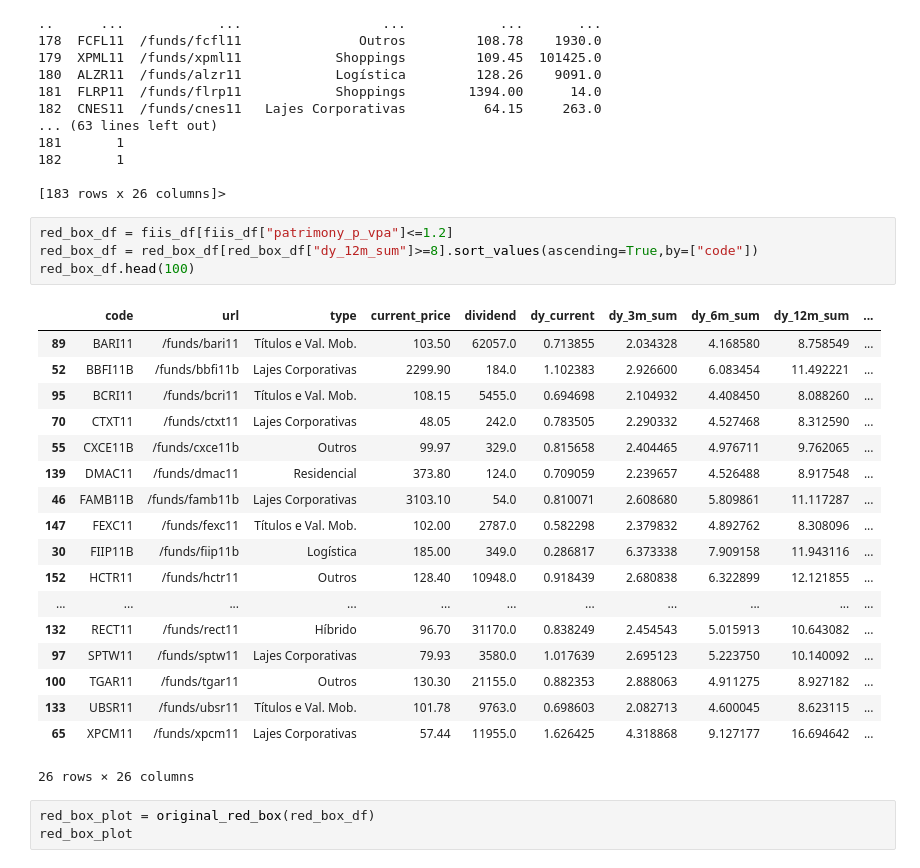
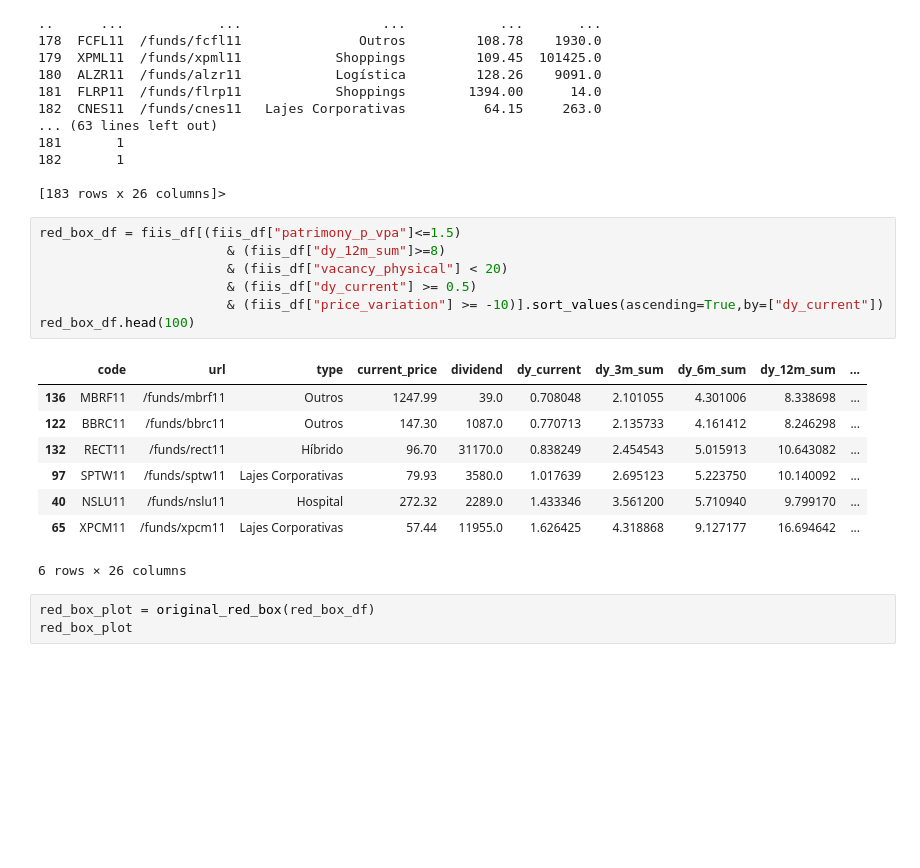
Before and after one commit to lmassaoy/monitor-fiis, a Jupyter notebook: data_analysis/devops/volume/notebooks/Monitor.ipynb, the cells around one changed output. Cells and saved outputs as stored; diff of their text form; blank space fills up the shorter version.

```diff
--- a/data_analysis/devops/volume/notebooks/Monitor.ipynb
+++ b/data_analysis/devops/volume/notebooks/Monitor.ipynb
@@ -234,28 +234,21 @@ fiis_df.describe
 
 [183 rows x 26 columns]>
 # %%
-red_box_df = fiis_df[fiis_df["patrimony_p_vpa"]<=1.2]
-red_box_df = red_box_df[red_box_df["dy_12m_sum"]>=8].sort_values(ascending=True,by=["code"])
+red_box_df = fiis_df[(fiis_df["patrimony_p_vpa"]<=1.5)
+                        & (fiis_df["dy_12m_sum"]>=8)
+                        & (fiis_df["vacancy_physical"] < 20)
+                        & (fiis_df["dy_current"] >= 0.5)
+                        & (fiis_df["price_variation"] >= -10)].sort_values(ascending=True,by=["dy_current"])
 red_box_df.head(100)
 # %% [output]
 |  | code | url | type | current_price | dividend | dy_current | dy_3m_sum | dy_6m_sum | dy_12m_sum | ... |
-| 89 | BARI11 | /funds/bari11 | Títulos e Val. Mob. | 103.50 | 62057.0 | 0.713855 | 2.034328 | 4.168580 | 8.758549 | ... |
-| 52 | BBFI11B | /funds/bbfi11b | Lajes Corporativas | 2299.90 | 184.0 | 1.102383 | 2.926600 | 6.083454 | 11.492221 | ... |
-| 95 | BCRI11 | /funds/bcri11 | Títulos e Val. Mob. | 108.15 | 5455.0 | 0.694698 | 2.104932 | 4.408450 | 8.088260 | ... |
-| 70 | CTXT11 | /funds/ctxt11 | Lajes Corporativas | 48.05 | 242.0 | 0.783505 | 2.290332 | 4.527468 | 8.312590 | ... |
-| 55 | CXCE11B | /funds/cxce11b | Outros | 99.97 | 329.0 | 0.815658 | 2.404465 | 4.976711 | 9.762065 | ... |
-| 139 | DMAC11 | /funds/dmac11 | Residencial | 373.80 | 124.0 | 0.709059 | 2.239657 | 4.526488 | 8.917548 | ... |
-| 46 | FAMB11B | /funds/famb11b | Lajes Corporativas | 3103.10 | 54.0 | 0.810071 | 2.608680 | 5.809861 | 11.117287 | ... |
-| 147 | FEXC11 | /funds/fexc11 | Títulos e Val. Mob. | 102.00 | 2787.0 | 0.582298 | 2.379832 | 4.892762 | 8.308096 | ... |
-| 30 | FIIP11B | /funds/fiip11b | Logística | 185.00 | 349.0 | 0.286817 | 6.373338 | 7.909158 | 11.943116 | ... |
-| 152 | HCTR11 | /funds/hctr11 | Outros | 128.40 | 10948.0 | 0.918439 | 2.680838 | 6.322899 | 12.121855 | ... |
-| ... | ... | ... | ... | ... | ... | ... | ... | ... | ... | ... |
+| 136 | MBRF11 | /funds/mbrf11 | Outros | 1247.99 | 39.0 | 0.708048 | 2.101055 | 4.301006 | 8.338698 | ... |
+| 122 | BBRC11 | /funds/bbrc11 | Outros | 147.30 | 1087.0 | 0.770713 | 2.135733 | 4.161412 | 8.246298 | ... |
 | 132 | RECT11 | /funds/rect11 | Híbrido | 96.70 | 31170.0 | 0.838249 | 2.454543 | 5.015913 | 10.643082 | ... |
 | 97 | SPTW11 | /funds/sptw11 | Lajes Corporativas | 79.93 | 3580.0 | 1.017639 | 2.695123 | 5.223750 | 10.140092 | ... |
-| 100 | TGAR11 | /funds/tgar11 | Outros | 130.30 | 21155.0 | 0.882353 | 2.888063 | 4.911275 | 8.927182 | ... |
-| 133 | UBSR11 | /funds/ubsr11 | Títulos e Val. Mob. | 101.78 | 9763.0 | 0.698603 | 2.082713 | 4.600045 | 8.623115 | ... |
+| 40 | NSLU11 | /funds/nslu11 | Hospital | 272.32 | 2289.0 | 1.433346 | 3.561200 | 5.710940 | 9.799170 | ... |
 | 65 | XPCM11 | /funds/xpcm11 | Lajes Corporativas | 57.44 | 11955.0 | 1.626425 | 4.318868 | 9.127177 | 16.694642 | ... |
-26 rows × 26 columns
+6 rows × 26 columns
 # %%
 red_box_plot = original_red_box(red_box_df)
 red_box_plot
```
Also changed, not shown: parts of 11 cells of this notebook, 1 other file.
